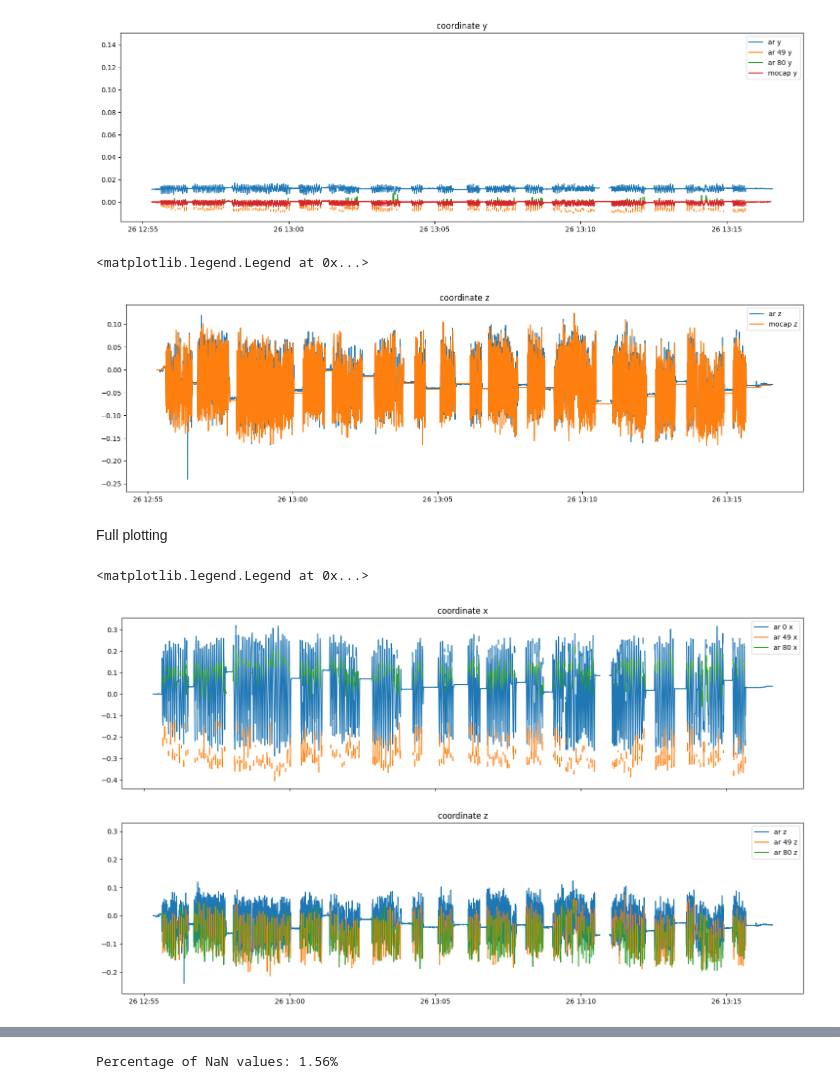
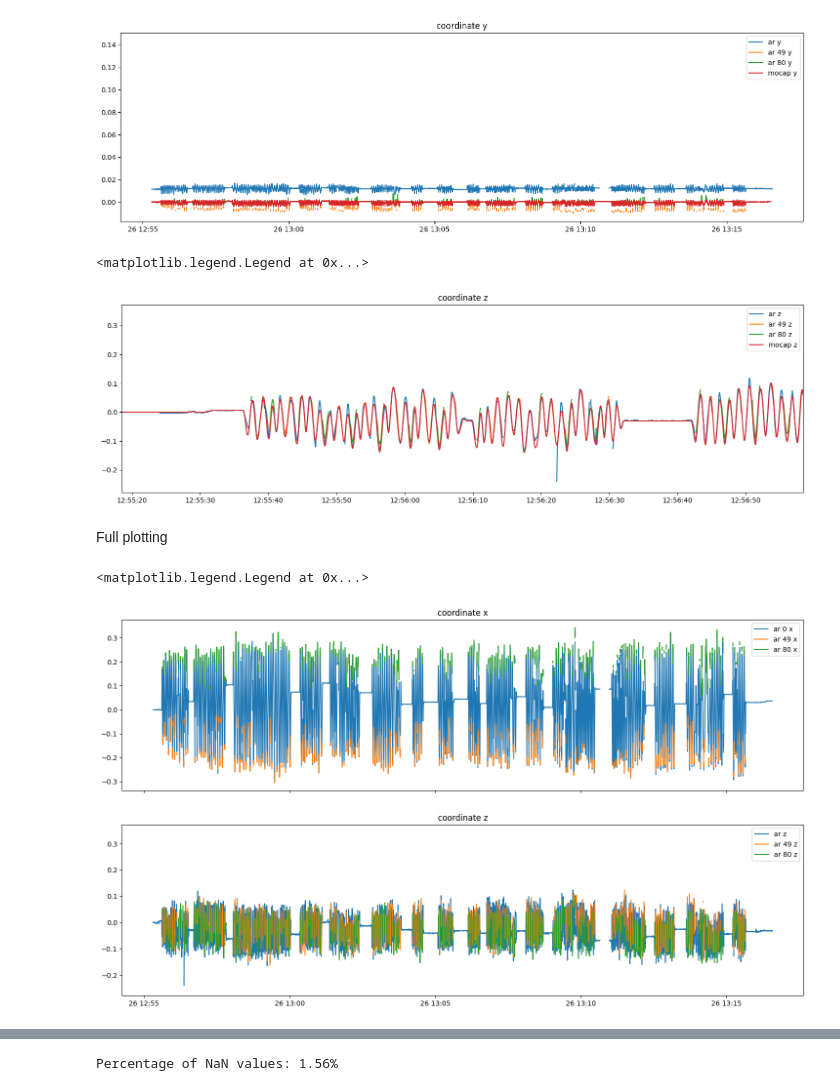
Before and after one commit to SujithChristopher/armbo, a Jupyter notebook: analysis_notebooks/inference_m3_mip_yolo.ipynb, the cells around one changed output, grey strips where cells are left out. Drawn from its saved outputs; the diff is of its cells as text; code cells hidden in the pictures.

```diff
--- a/analysis_notebooks/inference_m3_mip_yolo.ipynb
+++ b/analysis_notebooks/inference_m3_mip_yolo.ipynb
@@ -674,17 +675,18 @@ ax0.legend()
 # %%
 fig, (ax0) = plt.subplots(nrows=1, ncols=1, sharex=True,
                                     figsize=(18, 5))
 
 ax0.plot(ar_df["time"],(np.array(newdata["z"]) - np.array(newdata["z"][0])), label="ar z")
-# ax0.plot(ar_df["time"],np.array(newdata_49["z"]), label="ar 49 z")
-# ax0.plot(ar_df["time"],np.array(newdata_80["z"]), label="ar 80 z")
+ax0.plot(ar_df["time"],np.array(newdata_49["z"]), label="ar 49 z")
+ax0.plot(ar_df["time"],np.array(newdata_80["z"]), label="ar 80 z")
 ax0.plot(_mc_df["time"],_mc_df["z"] - _mc_df["z"][0], label="mocap z")
+ax0.set_xlim(ar_df["time"][0], ar_df["time"][1000])
 
 ax0.set_title("coordinate z")
 ax0.legend()
 # %% [output]
 <matplotlib.legend.Legend at 0x...>
-[figure, old version]
+[figure, new version]
 # %% [markdown]
 Full plotting
 # %%
@@ -692,21 +694,21 @@ fig, (ax0, ax1) = plt.subplots(nrows=2, ncols=1, sharex=True,
                                     figsize=(18, 10))
 
 ax0.plot(ar_df["time"],(np.array(newdata["x"]) - np.array(newdata["x"][0])), label="ar 0 x")
-ax0.plot(ar_df["time"],np.array(newdata_49["x"]) - 0.035, label="ar 49 x")
-ax0.plot(ar_df["time"],np.array(newdata_80["x"]) - 0.04, label="ar 80 x")
+ax0.plot(ar_df["time"],np.array(newdata_49["x"]) + 0.065, label="ar 49 x")
+ax0.plot(ar_df["time"],np.array(newdata_80["x"]) + 0.075, label="ar 80 x")
 # ax0.plot(_mcc_df["time"],(_mcc_df['x'] - _mcc_df['x'][0]), label="mocap x")
 ax0.set_title("coordinate x")
 ax0.legend()
 
 ax1.plot(ar_df["time"],(np.array(newdata["z"]) - np.array(newdata["z"][0])), label="ar z")
-ax1.plot(ar_df["time"], np.array(newdata_49["z"]) - 0.05, label="ar 49 z")
-ax1.plot(ar_df["time"], np.array(newdata_80["z"]) - 0.04, label="ar 80 z")
+ax1.plot(ar_df["time"], np.array(newdata_49["z"]), label="ar 49 z")
+ax1.plot(ar_df["time"], np.array(newdata_80["z"]), label="ar 80 z")
 # ax1.plot(_mc_df["time"],_mc_df["z"] - _mc_df["z"][0], label="mocap z")
 ax1.set_title("coordinate z")
 ax1.legend()
 # %% [output]
 <matplotlib.legend.Legend at 0x...>
-[figure, old version]
+[figure, new version]
 # %%
 validate = {'x':[], 'y':[], 'z':[]}
 
```
Also changed, not shown: parts of 8 cells of this notebook, 6 other files.
